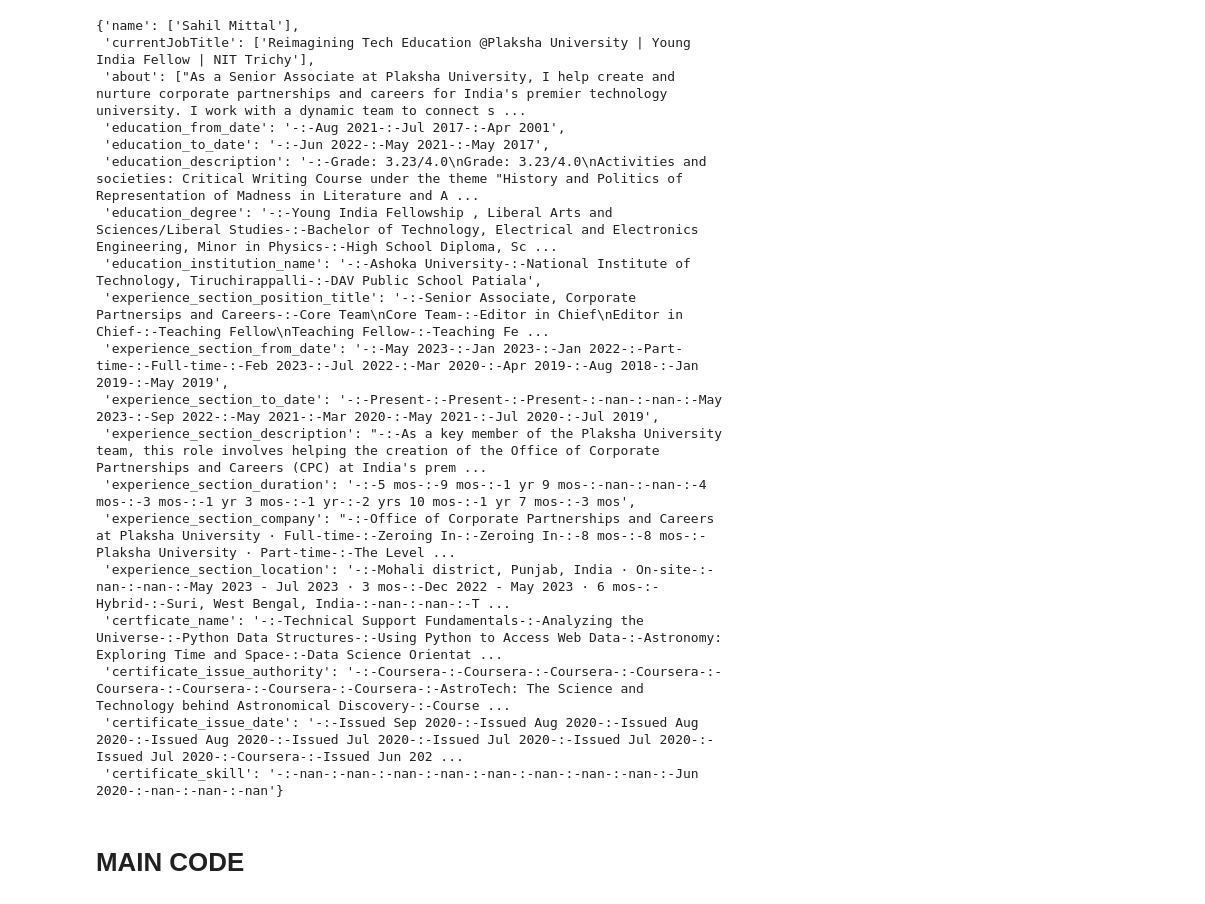
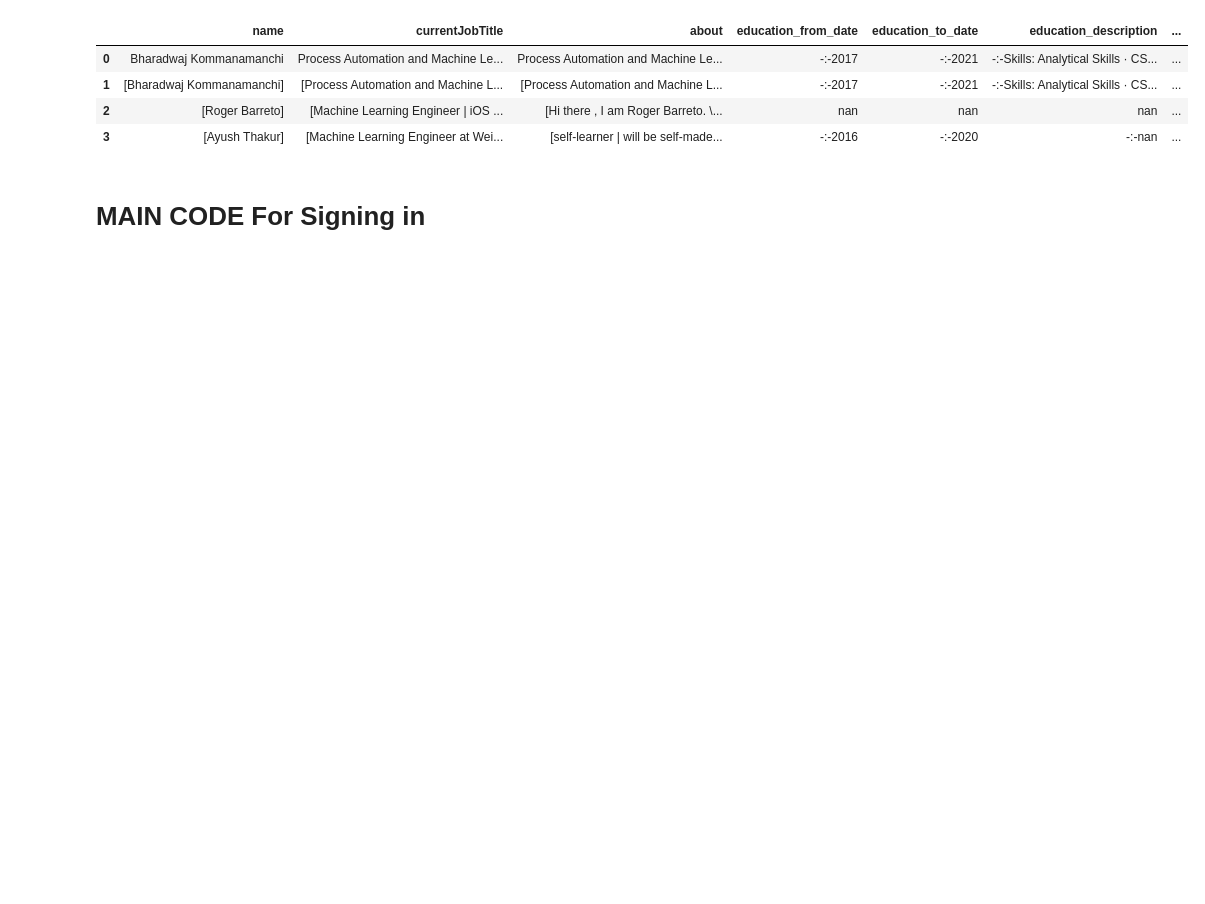
Before and after one commit to AmolHarsh/JobRoleRecommender, a Jupyter notebook: web_scraper_version_2.ipynb, the cells around one changed output. Cells and saved outputs as stored; diff of their text form; code cells hidden in the pictures; blank space fills up the shorter version.

```diff
--- a/web_scraper_version_2.ipynb
+++ b/web_scraper_version_2.ipynb
@@ -475,22 +472,8 @@ def educationInfo(url):
 # %%
-newProfile[]
+df
 # %% [output]
-{'name': ['Sahil Mittal'],
- 'currentJobTitle': ['Reimagining Tech Education @Plaksha University | Young India Fellow | NIT Trichy'],
- 'about': ["As a Senior Associate at Plaksha University, I help create and nurture corporate partnerships and careers for India's premier technology university. I work with a dynamic team to connect s ...
- 'education_from_date': '-:-Aug 2021-:-Jul 2017-:-Apr 2001',
- 'education_to_date': '-:-Jun 2022-:-May 2021-:-May 2017',
- 'education_description': '-:-Grade: 3.23/4.0\nGrade: 3.23/4.0\nActivities and societies: Critical Writing Course under the theme "History and Politics of Representation of Madness in Literature and A ...
- 'education_degree': '-:-Young India Fellowship , Liberal Arts and Sciences/Liberal Studies-:-Bachelor of Technology, Electrical and Electronics Engineering, Minor in Physics-:-High School Diploma, Sc ...
- 'education_institution_name': '-:-Ashoka University-:-National Institute of Technology, Tiruchirappalli-:-DAV Public School Patiala',
- 'experience_section_position_title': '-:-Senior Associate, Corporate Partnersips and Careers-:-Core Team\nCore Team-:-Editor in Chief\nEditor in Chief-:-Teaching Fellow\nTeaching Fellow-:-Teaching Fe ...
- 'experience_section_from_date': '-:-May 2023-:-Jan 2023-:-Jan 2022-:-Part-time-:-Full-time-:-Feb 2023-:-Jul 2022-:-Mar 2020-:-Apr 2019-:-Aug 2018-:-Jan 2019-:-May 2019',
- 'experience_section_to_date': '-:-Present-:-Present-:-Present-:-nan-:-nan-:-May 2023-:-Sep 2022-:-May 2021-:-Mar 2020-:-May 2021-:-Jul 2020-:-Jul 2019',
- 'experience_section_description': "-:-As a key member of the Plaksha University team, this role involves helping the creation of the Office of Corporate Partnerships and Careers (CPC) at India's prem ...
- 'experience_section_duration': '-:-5 mos-:-9 mos-:-1 yr 9 mos-:-nan-:-nan-:-4 mos-:-3 mos-:-1 yr 3 mos-:-1 yr-:-2 yrs 10 mos-:-1 yr 7 mos-:-3 mos',
- 'experience_section_company': "-:-Office of Corporate Partnerships and Careers at Plaksha University · Full-time-:-Zeroing In-:-Zeroing In-:-8 mos-:-8 mos-:-Plaksha University · Part-time-:-The Level ...
- 'experience_section_location': '-:-Mohali district, Punjab, India · On-site-:-nan-:-nan-:-May 2023 - Jul 2023 · 3 mos-:-Dec 2022 - May 2023 · 6 mos-:-Hybrid-:-Suri, West Bengal, India-:-nan-:-nan-:-T ...
- 'certficate_name': '-:-Technical Support Fundamentals-:-Analyzing the Universe-:-Python Data Structures-:-Using Python to Access Web Data-:-Astronomy: Exploring Time and Space-:-Data Science Orientat ...
- 'certificate_issue_authority': '-:-Coursera-:-Coursera-:-Coursera-:-Coursera-:-Coursera-:-Coursera-:-Coursera-:-Coursera-:-AstroTech: The Science and Technology behind Astronomical Discovery-:-Course ...
- 'certificate_issue_date': '-:-Issued Sep 2020-:-Issued Aug 2020-:-Issued Aug 2020-:-Issued Aug 2020-:-Issued Jul 2020-:-Issued Jul 2020-:-Issued Jul 2020-:-Issued Jul 2020-:-Coursera-:-Issued Jun 202 ...
- 'certificate_skill': '-:-nan-:-nan-:-nan-:-nan-:-nan-:-nan-:-nan-:-nan-:-Jun 2020-:-nan-:-nan-:-nan'}
+|  | name | currentJobTitle | about | education_from_date | education_to_date | education_description | ... |
+| 0 | Bharadwaj Kommanamanchi | Process Automation and Machine Le... | Process Automation and Machine Le... | -:-2017 | -:-2021 | -:-Skills: Analytical Skills · CS... | ... |
+| 1 | [Bharadwaj Kommanamanchi] | [Process Automation and Machine L... | [Process Automation and Machine L... | -:-2017 | -:-2021 | -:-Skills: Analytical Skills · CS... | ... |
+| 2 | [Roger Barreto] | [Machine Learning Engineer | iOS ... | [Hi there , I am Roger Barreto. \... | nan | nan | nan | ... |
+| 3 | [Ayush Thakur] | [Machine Learning Engineer at Wei... | [self-learner | will be self-made... | -:-2016 | -:-2020 | -:-nan | ... |
@@ -619,2 +608,2 @@ def mainScrappingCode(lnks):
 # %% [markdown]
-# MAIN CODE
+# MAIN CODE For Signing in
```
Also changed, not shown: parts of 13 cells of this notebook.
